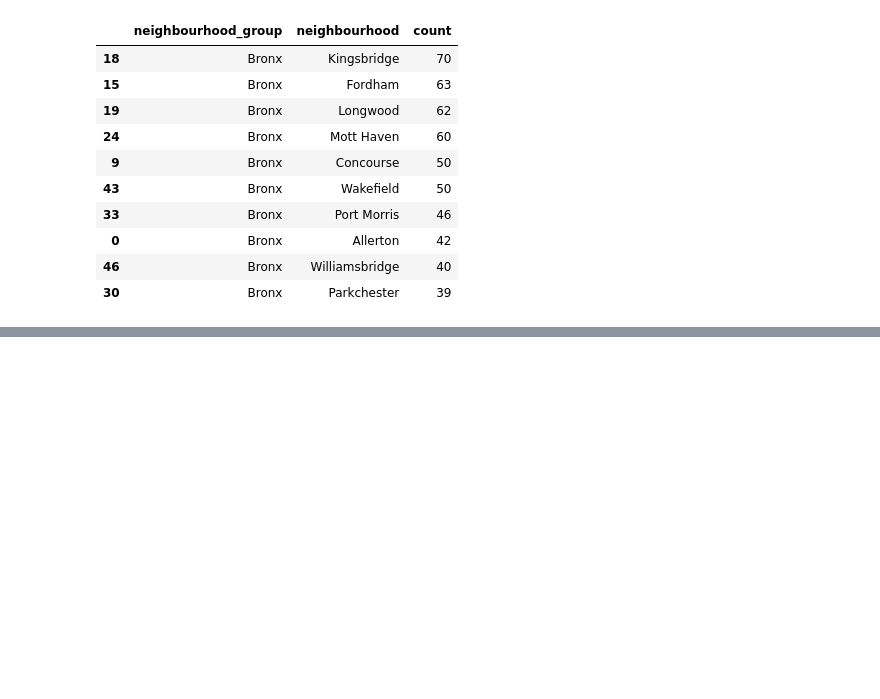
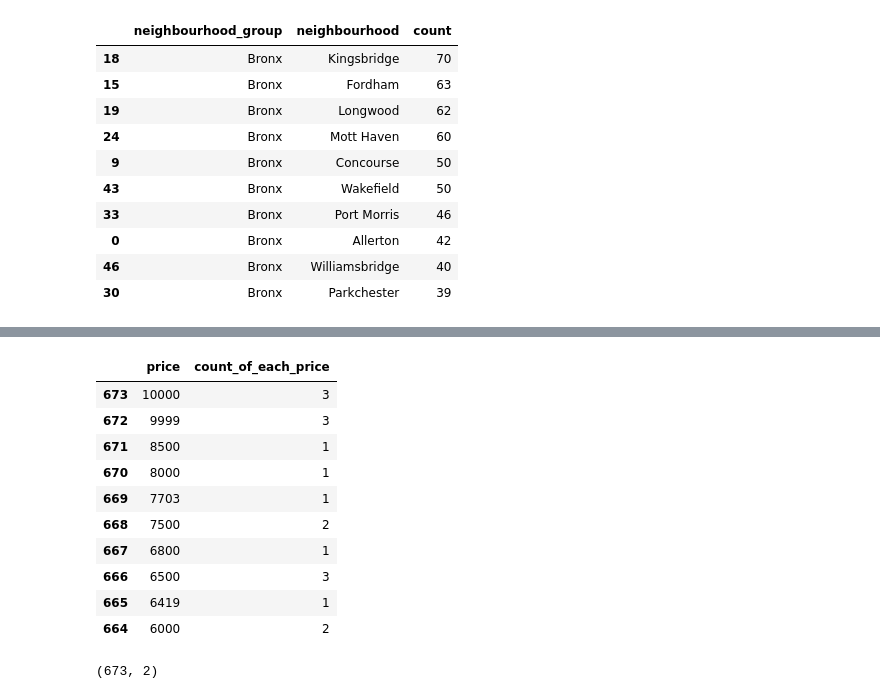
Before and after one commit to Sanjaycsk/AirBnb-EDA, a Jupyter notebook: AirBnB_Project.ipynb, the cells around one changed output, grey strips where cells are left out. Cells and saved outputs as stored; diff of their text form; code cells hidden in the pictures; blank space fills up the shorter version.

```diff
--- a/AirBnB_Project.ipynb
+++ b/AirBnB_Project.ipynb
@@ -351,0 +386,18 @@ Top 10 count's in Bronx neighbourhood are:
+# %%
+Price_analysis_count_checker.head(10)
+# %% [output]
+|  | price | count_of_each_price |
+| 673 | 10000 | 3 |
+| 672 | 9999 | 3 |
+| 671 | 8500 | 1 |
+| 670 | 8000 | 1 |
+| 669 | 7703 | 1 |
+| 668 | 7500 | 2 |
+| 667 | 6800 | 1 |
+| 666 | 6500 | 3 |
+| 665 | 6419 | 1 |
+| 664 | 6000 | 2 |
+# %%
+Price_analysis_count_checker.shape
+# %% [output]
+(673, 2)
```
Also changed, not shown: parts of 11 cells of this notebook.
